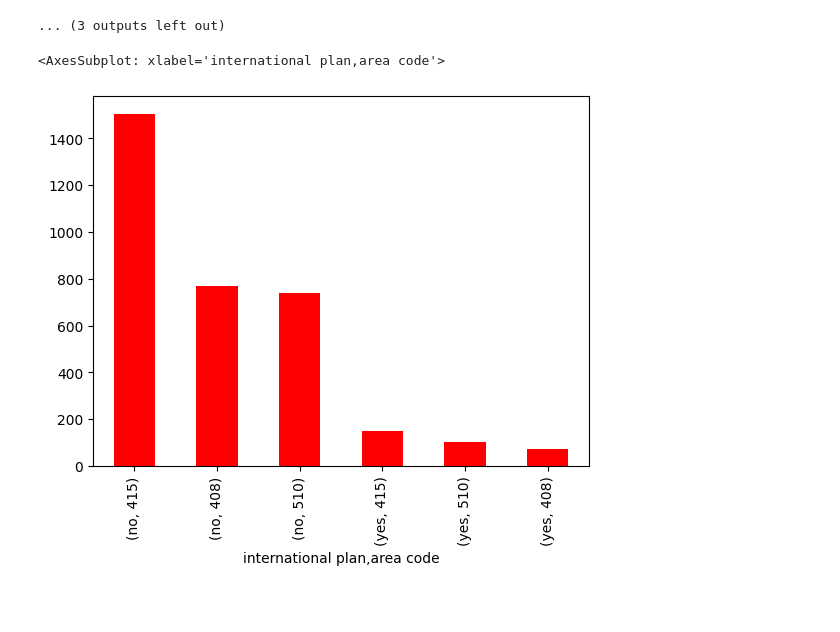
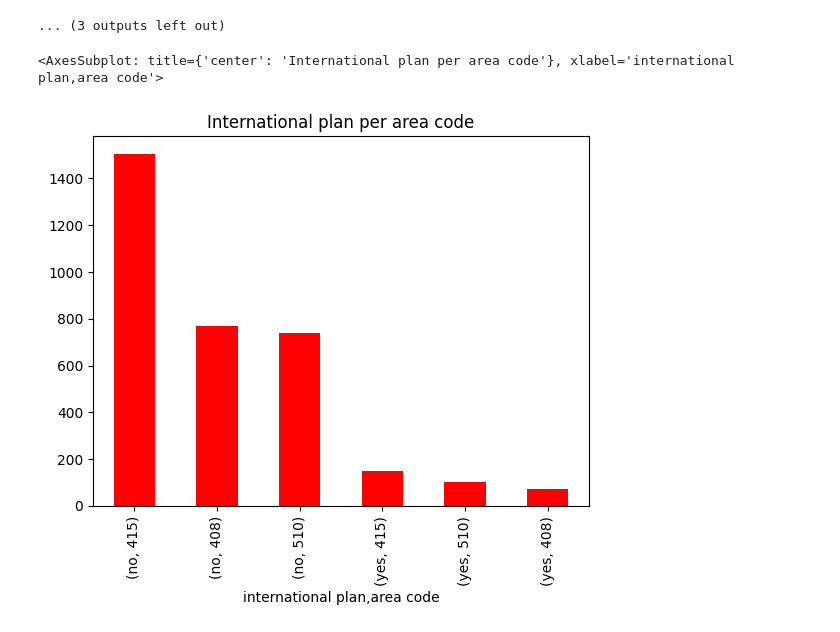
Before and after one commit to IvyNjoroge/PHASE-3-PROJECT, a Jupyter notebook: Syriatel.ipynb, the cells around one changed output. Cells and saved outputs as stored; diff of their text form; code cells hidden in the pictures; blank space fills up the shorter version.

```diff
--- a/Syriatel.ipynb
+++ b/Syriatel.ipynb
@@ -137,10 +137,10 @@ intl_plan = df.groupby('international plan')
 # %%
 #plotting area with international plan
 
-intl_plan['area code'].value_counts().plot(kind='bar', color='red')
+intl_plan['area code'].value_counts().plot(kind='bar', color='red', title='International plan per area code')
 # %% [output]
-<AxesSubplot: xlabel='international plan,area code'>
+<AxesSubplot: title={'center': 'International plan per area code'}, xlabel='international plan,area code'>
-[figure, old version]
+[figure, new version]
 # %%
 #grouping the dataset with churn
 
```
Also changed, not shown: parts of 4 cells of this notebook.
